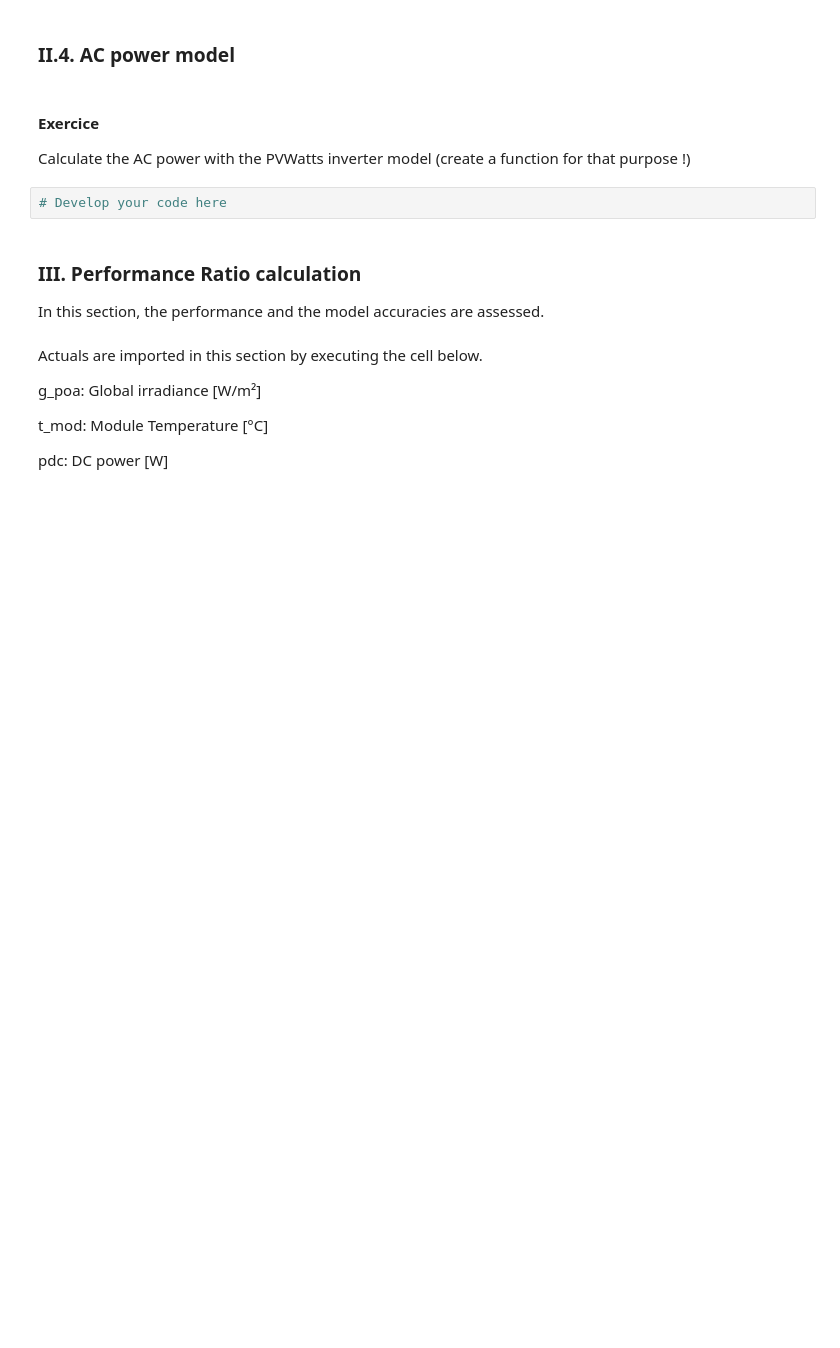
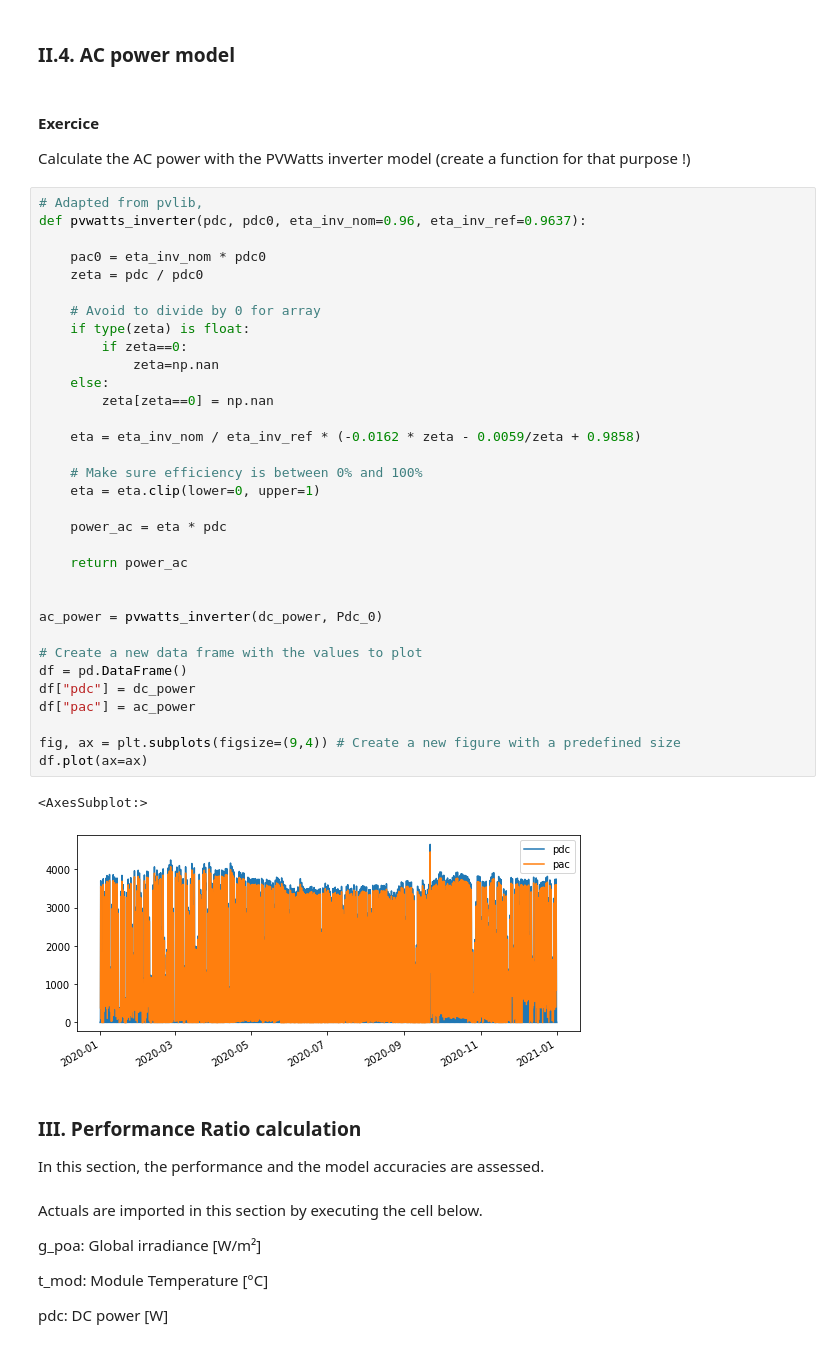
Before and after one commit to AlexandreHugoMathieu/pvfault_detection_solar_academy, a Jupyter notebook: notebooks/ac_power_estimation.ipynb, the cells around one changed output. Cells and saved outputs as stored; diff of their text form; blank space fills up the shorter version.

```diff
--- a/notebooks/ac_power_estimation.ipynb
+++ b/notebooks/ac_power_estimation.ipynb
@@ -115,7 +201,41 @@ Calculate the DC power with the PVwatts or Huld model
 
 Calculate the AC power with the PVWatts inverter model (create a function for that purpose !)
 # %%
-# Develop your code here
+# Adapted from pvlib,
+def pvwatts_inverter(pdc, pdc0, eta_inv_nom=0.96, eta_inv_ref=0.9637):
+
+    pac0 = eta_inv_nom * pdc0
+    zeta = pdc / pdc0
+
+    # Avoid to divide by 0 for array
+    if type(zeta) is float:
+        if zeta==0:
+            zeta=np.nan
+    else:
+        zeta[zeta==0] = np.nan
+
+    eta = eta_inv_nom / eta_inv_ref * (-0.0162 * zeta - 0.0059/zeta + 0.9858)
+
+    # Make sure efficiency is between 0% and 100%
+    eta = eta.clip(lower=0, upper=1)
+
+    power_ac = eta * pdc
+
+    return power_ac
+
+
+ac_power = pvwatts_inverter(dc_power, Pdc_0)
+
+# Create a new data frame with the values to plot
+df = pd.DataFrame()
+df["pdc"] = dc_power
+df["pac"] = ac_power
+
+fig, ax = plt.subplots(figsize=(9,4)) # Create a new figure with a predefined size
+df.plot(ax=ax)
+# %% [output]
+<AxesSubplot:>
+[figure, added]
 # %% [markdown]
 ### III. Performance Ratio calculation
 
```
Also changed, not shown: parts of 18 cells of this notebook, 1 other file.
